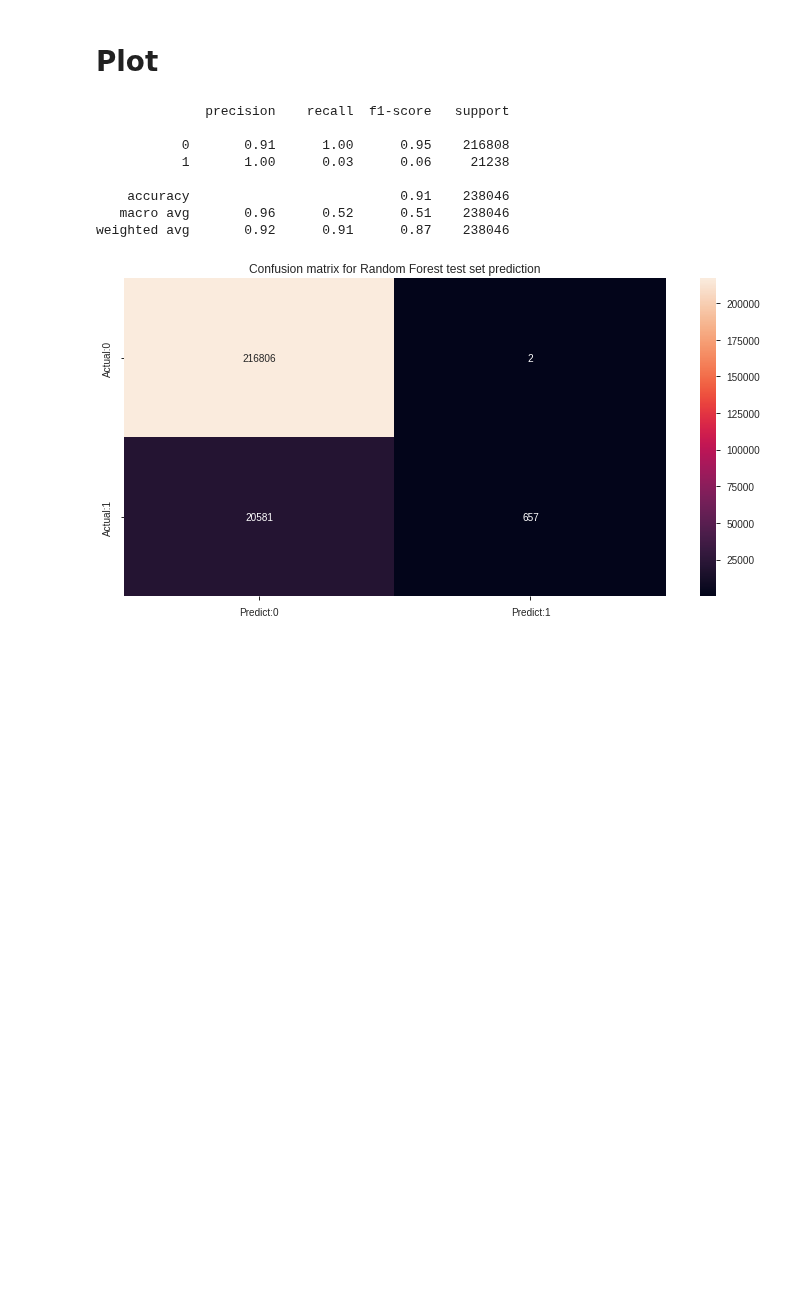
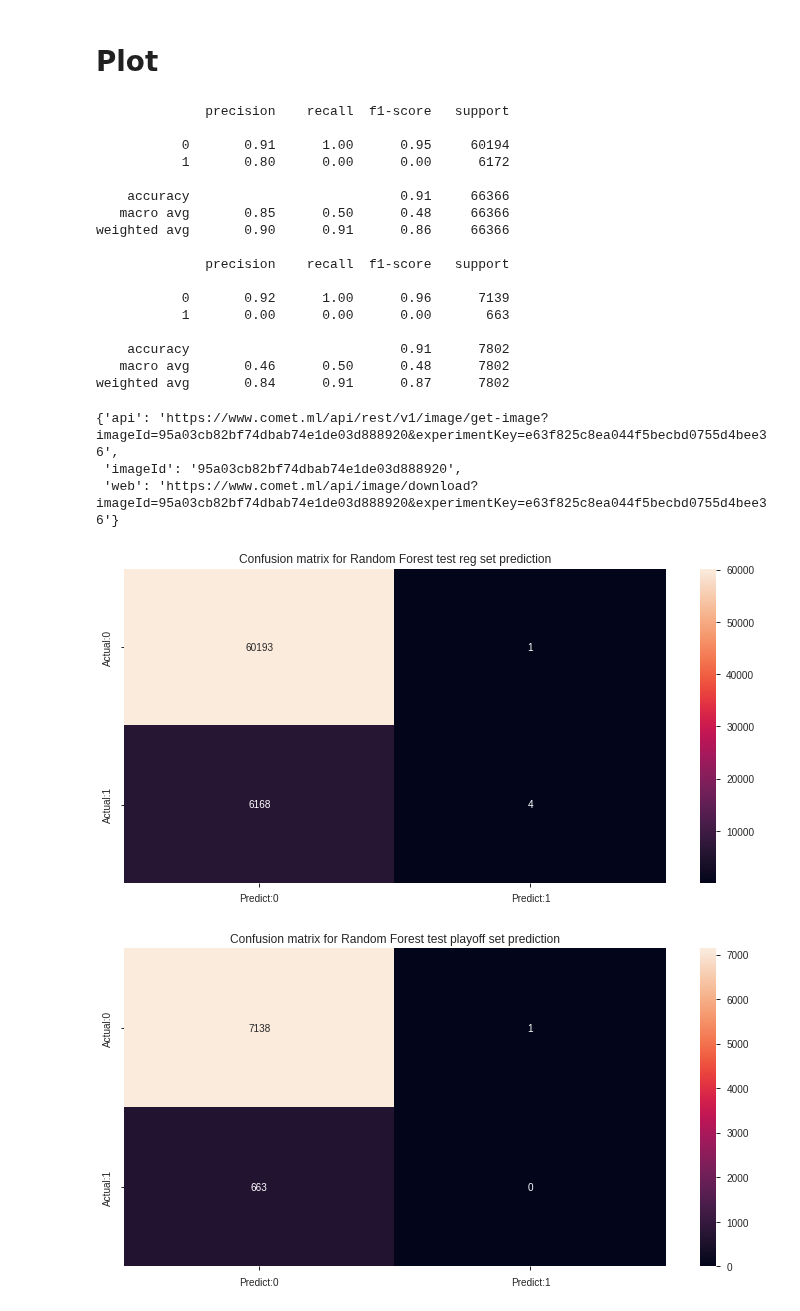
Before and after one commit to M0rph3e/ift6758-project-main, a Jupyter notebook: notebooks/try_your_best_shot.ipynb, the cells around one changed output. Saved outputs shown, nothing was run; the diff lists cells and outputs as text; code cells hidden in the pictures; blank space fills up the shorter version.

```diff
--- a/notebooks/try_your_best_shot.ipynb
+++ b/notebooks/try_your_best_shot.ipynb
@@ -387,9 +426,0 @@ num = ['gameSeconds','timeFromLastEvent','shotAngle', 'shotDistance','distanceFr
-# %%
-from sklearn.preprocessing import StandardScaler
-
-scaler = StandardScaler()
-scaler.fit(X_train[num])
-
-X_train[num] = scaler.transform(X_train[num])
-X_valid[num] = scaler.transform(X_valid[num])
-X_test[num] = scaler.transform(X_test[num])
@@ -443,7 +466,7 @@ param_grid = {
 }
 
 rf = RandomForestClassifier(criterion='entropy')
-sh = HalvingGridSearchCV(rf,param_grid, cv=4)
+sh = HalvingGridSearchCV(rf,param_grid)
 model = sh.fit(X_train,y_train)
 # %%
 model.best_estimator_
@@ -536,6 +574,6 @@ plot_metrics.plot_calibration([y_valid],[y_proba_val],plot_labels=["Valid set fo
 # %%
-y_pred_test  = model.predict(X_test)
-y_proba_test = model.predict_proba(X_test)[:,1] # get the proba of having a goal (pred=1)
-score_test = model.score(X_test,y_test)
-score_test
+pred_regular  = model.predict(X_test_regular)
+proba_regular = model.predict_proba(X_test_regular)[:,1] # get the proba of having a goal (pred=1)
+score_regular = model.score(X_test_regular,y_label_regular)
+score_regular
 # %% [output]
@@ -542,0 +583,5 @@ score_test
+# %%
+pred_playoff  = model.predict(X_test_playoff)
+proba_playoff = model.predict_proba(X_test_playoff)[:,1] # get the proba of having a goal (pred=1)
+score_playoff = model.score(X_test_playoff,y_test_playoff)
+score_playoff
@@ -570,14 +636,28 @@ exp.log_model("Random Forest", "../ift6758/models/weights/Random-forest-with-FE2
 # %%
 from ift6758.metrics import plot_metrics
 
-plot_metrics.plotConfusion(y_test,y_pred_test, title='Confusion matrix for Random Forest test set prediction')
+exp.log_figure("Confusion Matrix for regular season test set",plot_metrics.plotConfusion(y_label_regular,pred_regular, title='Confusion matrix for Random Forest test reg set prediction'))
+exp.log_figure("Confusion Matrix for playoff season test set", plot_metrics.plotConfusion(y_test_playoff,pred_playoff, title='Confusion matrix for Random Forest test playoff set prediction'))
 # %% [output]
               precision    recall  f1-score   support
 
-           0       0.91      1.00      0.95    216808
-           1       1.00      0.03      0.06     21238
+           0       0.91      1.00      0.95     60194
+           1       0.80      0.00      0.00      6172
 
-    accuracy                           0.91    238046
-   macro avg       0.96      0.52      0.51    238046
-weighted avg       0.92      0.91      0.87    238046
+    accuracy                           0.91     66366
+   macro avg       0.85      0.50      0.48     66366
+weighted avg       0.90      0.91      0.86     66366
+
+              precision    recall  f1-score   support
+
+           0       0.92      1.00      0.96      7139
+           1       0.00      0.00      0.00       663
+
+    accuracy                           0.91      7802
+   macro avg       0.46      0.50      0.48      7802
+weighted avg       0.84      0.91      0.87      7802
+{'api': 'https://www.comet.ml/api/rest/v1/image/get-image?imageId=95a03cb82bf74dbab74e1de03d888920&experimentKey=e63f825c8ea044f5becbd0755d4bee36',
+ 'imageId': '95a03cb82bf74dbab74e1de03d888920',
+ 'web': 'https://www.comet.ml/api/image/download?imageId=95a03cb82bf74dbab74e1de03d888920&experimentKey=e63f825c8ea044f5becbd0755d4bee36'}
-[figure, old version]
+[figure, new version]
+[figure, added]
```
Also changed, not shown: parts of 53 cells of this notebook.
